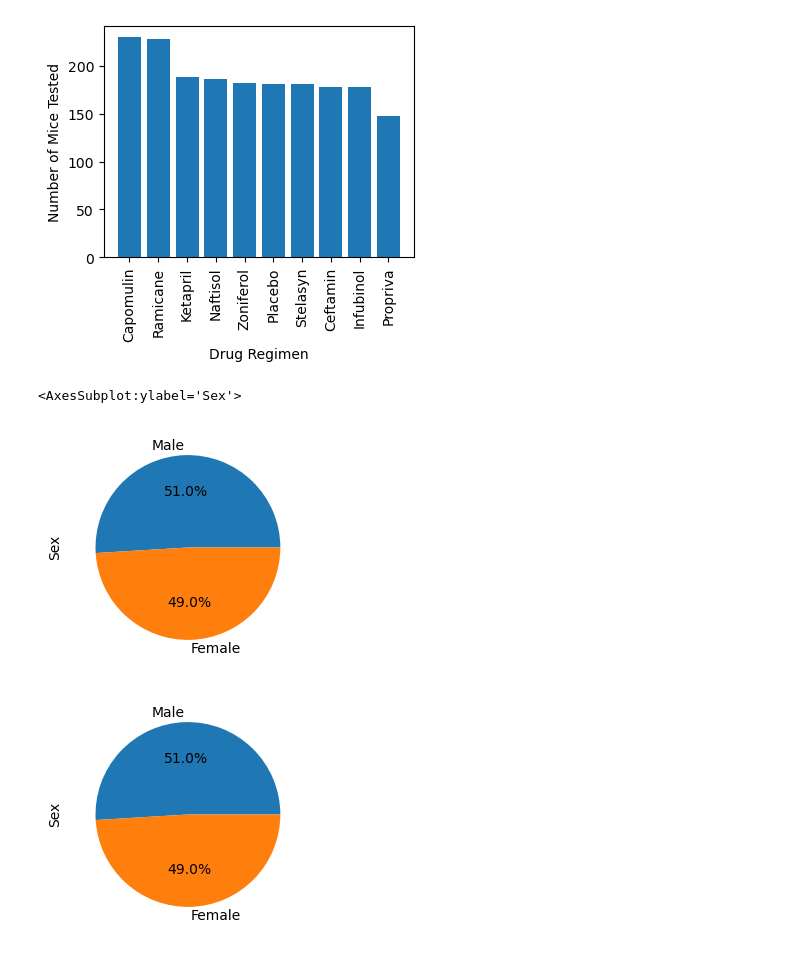
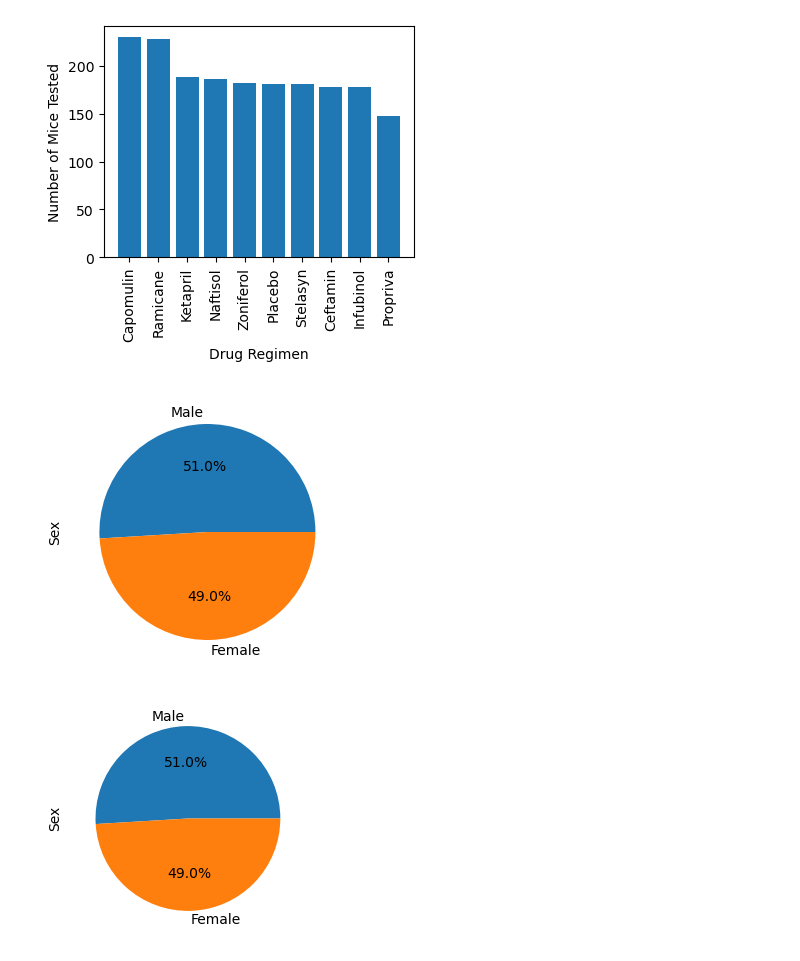
Before and after one commit to andcetera/pymaceuticals-study, a Jupyter notebook: Project Folder/pymaceuticals.ipynb, the cells around one changed output. Drawn from its saved outputs; the diff is of its cells as text; code cells hidden in the pictures.

```diff
--- a/Project Folder/pymaceuticals.ipynb
+++ b/Project Folder/pymaceuticals.ipynb
@@ -174,14 +174,14 @@ plt.show()
 # %%
 # Generate a pie plot showing the distribution of female versus male mice using Pandas
 
 mouse_sex = data.groupby(['Sex'])
 mf = mouse_sex['Sex'].count()
 mf_pie = mf.sort_values(ascending=False)
 
 mf_pie.plot(kind='pie', autopct='%1.1f%%', figsize=(4, 3))
+plt.tight_layout()
 # %% [output]
-<AxesSubplot:ylabel='Sex'>
-[figure, old version]
+[figure, new version]
 # %%
 # Generate a pie plot showing the distribution of female versus male mice using pyplot
 
```
Also changed, not shown: parts of 5 cells of this notebook.
